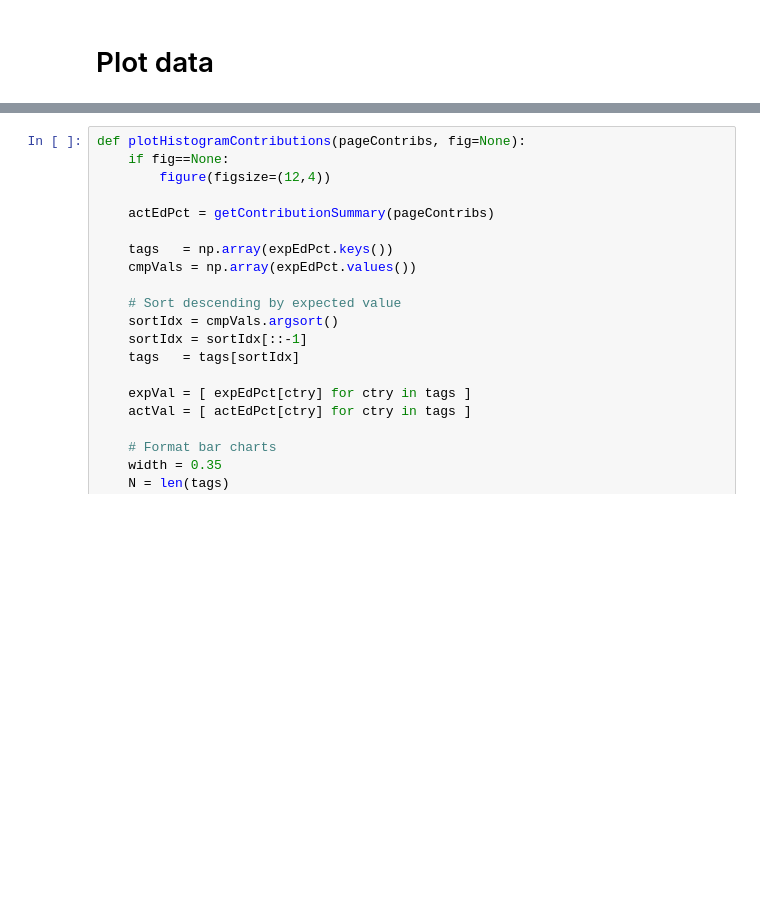
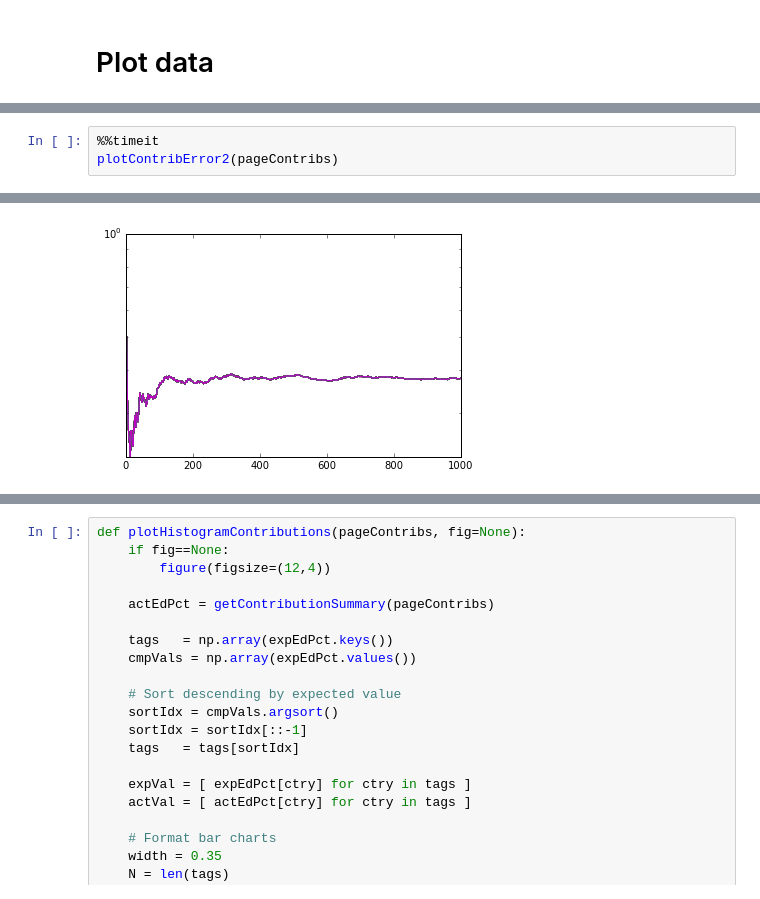
Before and after one commit to c-martinez/BeyondTheBook, a Jupyter notebook: Build empirical distribution.ipynb, the cells around one changed output, grey strips where cells are left out. Saved outputs shown, nothing was run; the diff lists cells and outputs as text; blank space fills up the shorter version.

```diff
--- a/Build empirical distribution.ipynb
+++ b/Build empirical distribution.ipynb
@@ -122,0 +172,4 @@ def plotContribError(pageContribs):
+# %%
+%%timeit
+plotContribError2(pageContribs)
+# %% [output]
@@ -122,0 +178 @@ def plotContribError(pageContribs):
+[figure, added]
```
Also changed, not shown: parts of 38 cells of this notebook.
